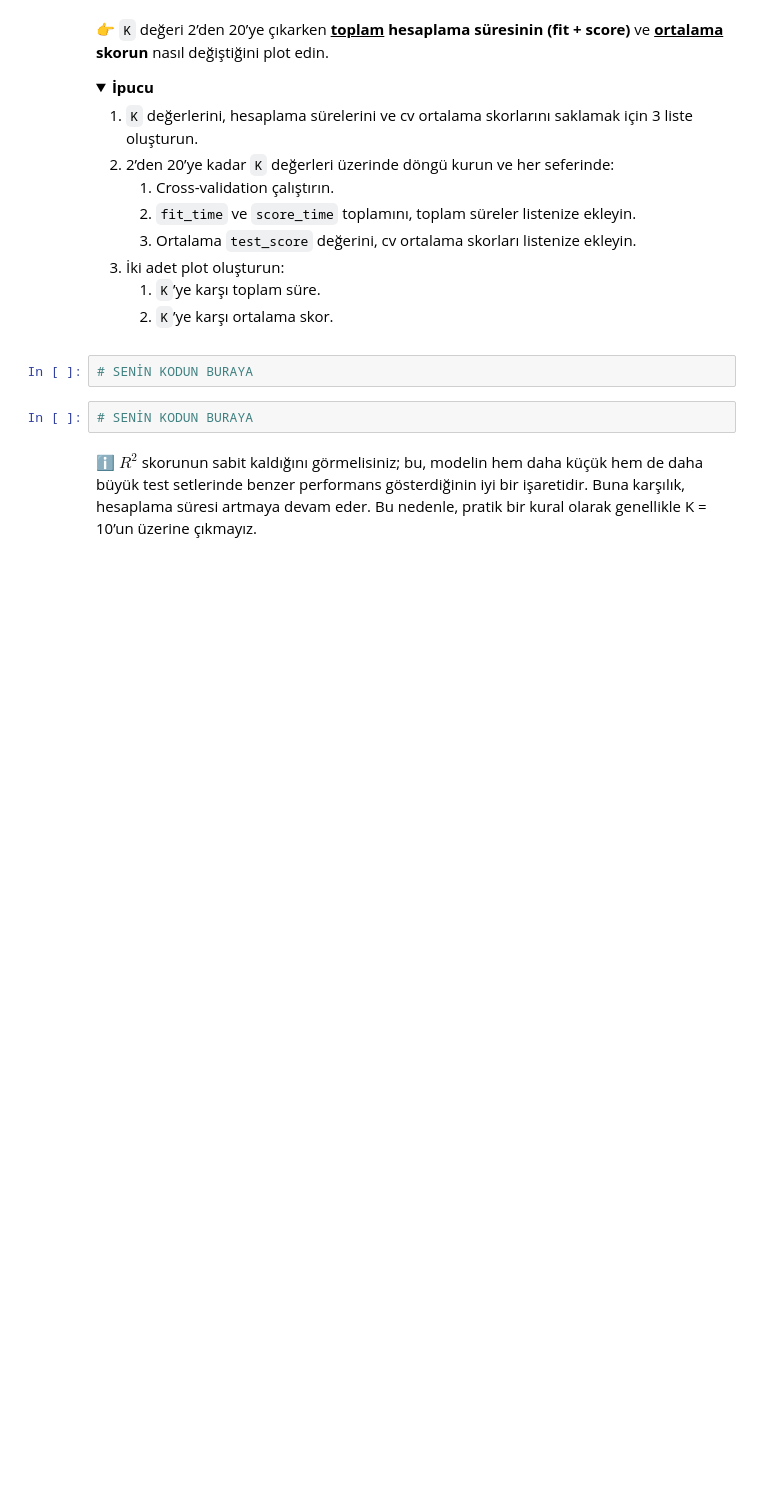
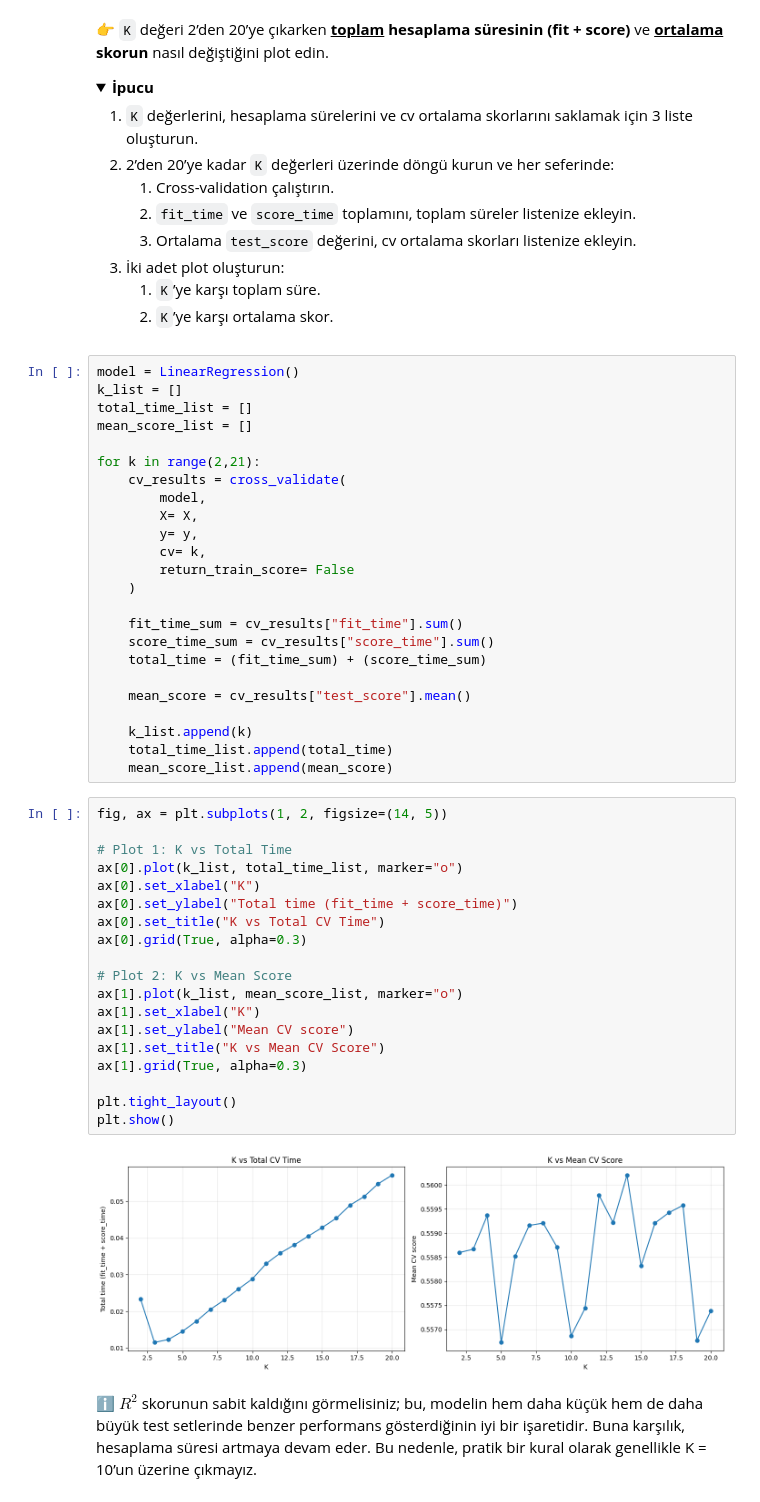
Before and after one commit to gunay-ozsoy/S16D1-S-data-linear-regression, a Jupyter notebook: Linear_Regression.ipynb, the cells around one changed output. Cells and saved outputs as stored; diff of their text form; folded sections open; blank space fills up the shorter version.

```diff
--- a/Linear_Regression.ipynb
+++ b/Linear_Regression.ipynb
@@ -136,10 +136,51 @@ git push origin master
      1. `K`’ye karşı toplam süre.
      1. `K`’ye karşı ortalama skor.
 </details>
-# %%
-# SENİN KODUN BURAYA
-# %%
-# SENİN KODUN BURAYA
+# %%
+model = LinearRegression()
+k_list = []
+total_time_list = []
+mean_score_list = []
+
+for k in range(2,21):
+    cv_results = cross_validate(
+        model,
+        X= X,
+        y= y,
+        cv= k,
+        return_train_score= False
+    )
+
+    fit_time_sum = cv_results["fit_time"].sum()
+    score_time_sum = cv_results["score_time"].sum()
+    total_time = (fit_time_sum) + (score_time_sum)
+
+    mean_score = cv_results["test_score"].mean()
+
+    k_list.append(k)
+    total_time_list.append(total_time)
+    mean_score_list.append(mean_score)
+# %%
+fig, ax = plt.subplots(1, 2, figsize=(14, 5))
+
+# Plot 1: K vs Total Time
+ax[0].plot(k_list, total_time_list, marker="o")
+ax[0].set_xlabel("K")
+ax[0].set_ylabel("Total time (fit_time + score_time)")
+ax[0].set_title("K vs Total CV Time")
+ax[0].grid(True, alpha=0.3)
+
+# Plot 2: K vs Mean Score
+ax[1].plot(k_list, mean_score_list, marker="o")
+ax[1].set_xlabel("K")
+ax[1].set_ylabel("Mean CV score")
+ax[1].set_title("K vs Mean CV Score")
+ax[1].grid(True, alpha=0.3)
+
+plt.tight_layout()
+plt.show()
+# %% [output]
+[figure, added]
 # %% [markdown]
 ℹ️ $R^2$ skorunun sabit kaldığını görmelisiniz; bu, modelin hem daha küçük hem de daha büyük test setlerinde benzer performans gösterdiğinin iyi bir işaretidir. Buna karşılık, hesaplama süresi artmaya devam eder. Bu nedenle, pratik bir kural olarak genellikle K = 10’un üzerine çıkmayız.
 # %% [markdown]
```
Also changed, not shown: parts of 17 cells of this notebook.
